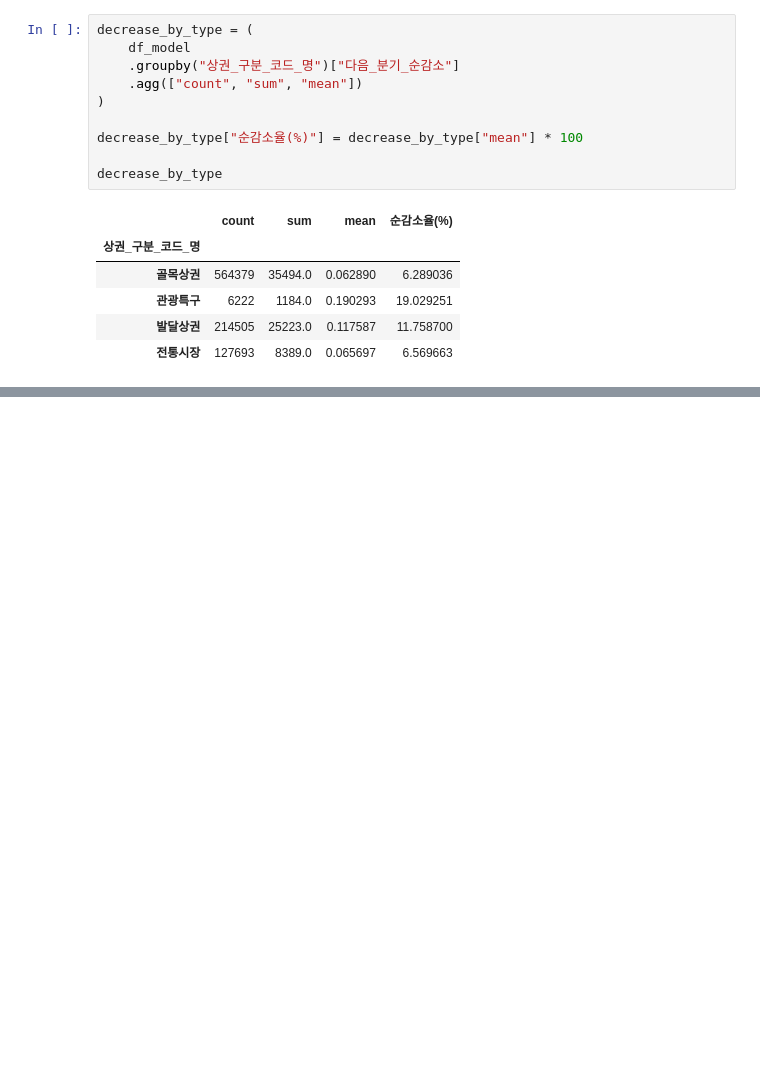
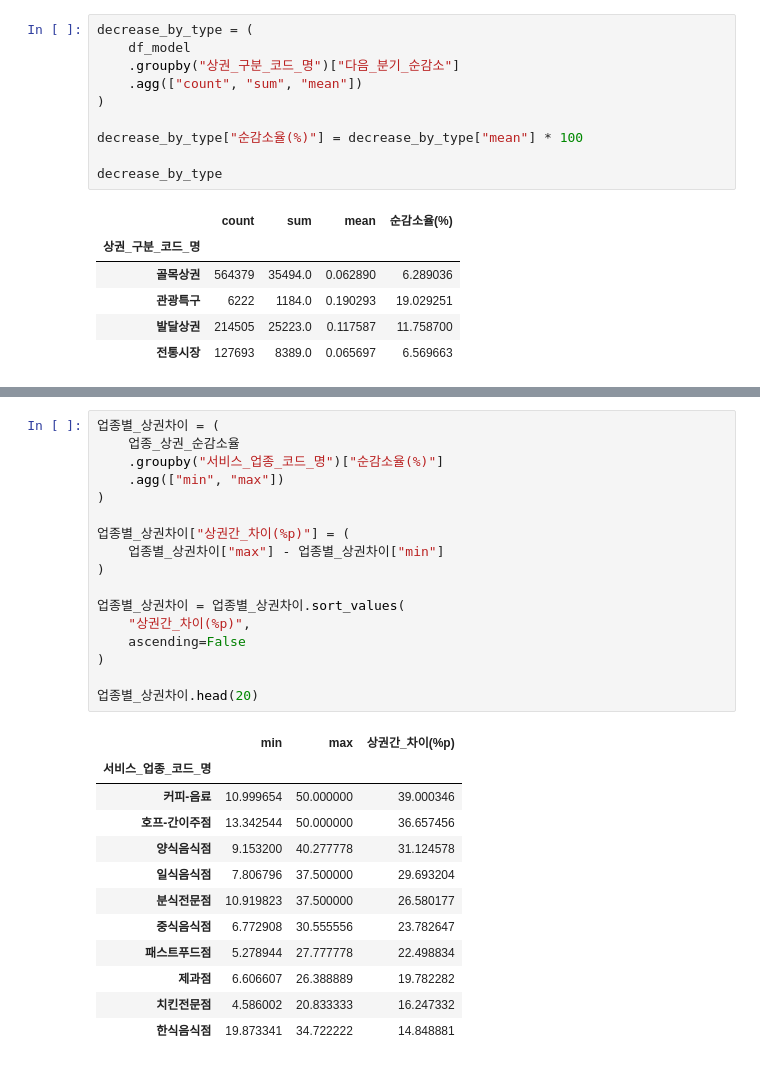
Before and after one commit to ysy3046/project-1, a Jupyter notebook: H1_분석.ipynb, the cells around one changed output, grey strips where cells are left out. Cells and saved outputs as stored; diff of their text form; blank space fills up the shorter version.

```diff
--- a/H1_분석.ipynb
+++ b/H1_분석.ipynb
@@ -741,0 +892,30 @@ Name: count, dtype: int64
+# %%
+업종별_상권차이 = (
+    업종_상권_순감소율
+    .groupby("서비스_업종_코드_명")["순감소율(%)"]
+    .agg(["min", "max"])
+)
+
+업종별_상권차이["상권간_차이(%p)"] = (
+    업종별_상권차이["max"] - 업종별_상권차이["min"]
+)
+
+업종별_상권차이 = 업종별_상권차이.sort_values(
+    "상권간_차이(%p)",
+    ascending=False
+)
+
+업종별_상권차이.head(20)
+# %% [output]
+|  | min | max | 상권간_차이(%p) |
+| 서비스_업종_코드_명 |  |  |  |
+| 커피-음료 | 10.999654 | 50.000000 | 39.000346 |
+| 호프-간이주점 | 13.342544 | 50.000000 | 36.657456 |
+| 양식음식점 | 9.153200 | 40.277778 | 31.124578 |
+| 일식음식점 | 7.806796 | 37.500000 | 29.693204 |
+| 분식전문점 | 10.919823 | 37.500000 | 26.580177 |
+| 중식음식점 | 6.772908 | 30.555556 | 23.782647 |
+| 패스트푸드점 | 5.278944 | 27.777778 | 22.498834 |
+| 제과점 | 6.606607 | 26.388889 | 19.782282 |
+| 치킨전문점 | 4.586002 | 20.833333 | 16.247332 |
+| 한식음식점 | 19.873341 | 34.722222 | 14.848881 |
```
Also changed, not shown: parts of 47 cells of this notebook.
